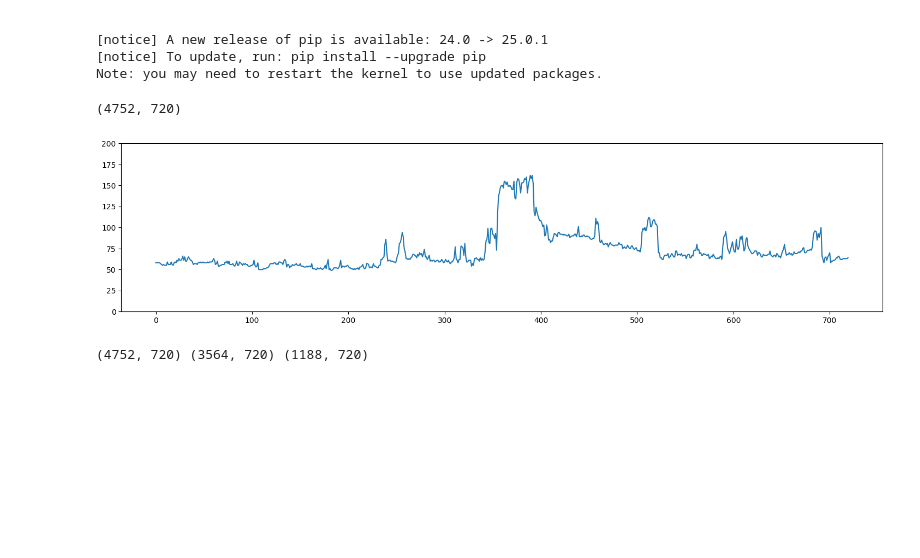
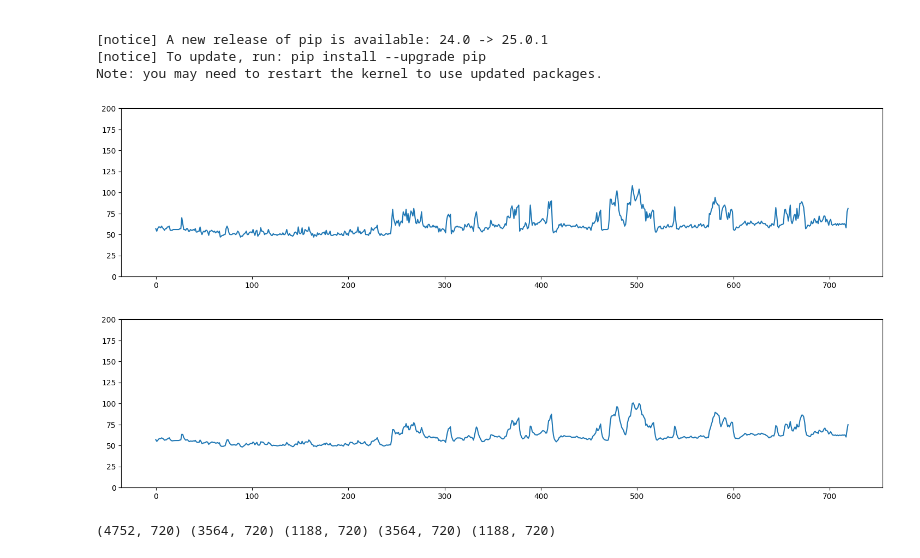
Before and after one commit to bigaru/lifestreams-scripts, a Jupyter notebook: myVAE.ipynb, the cells around one changed output. Saved outputs shown, nothing was run; the diff lists cells and outputs as text; code cells hidden in the pictures; blank space fills up the shorter version.

Commit message:
add smoothed version

```diff
--- a/myVAE.ipynb
+++ b/myVAE.ipynb
@@ -30,45 +33,55 @@ from sklearn.model_selection import train_test_split
-# %%
-import json
-import glob
-
-hr_data = []
-
-for json_file in glob.glob('rawhr/*.json'):
-
-    with open(json_file, 'r') as file:
-        data = json.load(file)
-
-        hr = list(map(lambda x: x[1], data['heartRateValues']))
-
-        if len(hr) != 720:
-            print(json_file.name )
-        hr_data.append(hr)
-
-hr_data = hr_data + hr_data + hr_data +  hr_data + hr_data + hr_data
-hr_data = hr_data + hr_data + hr_data +  hr_data + hr_data + hr_data
-hr_data = hr_data + hr_data + hr_data +  hr_data + hr_data + hr_data
-hr_data = np.array(hr_data)
-print(hr_data.shape)
-# %% [output]
-(4752, 720)
+# %%
+def smooth(data):
+    return pd.Series(data).ewm(alpha=0.5).mean().to_numpy()
 # %%
 def plot_hr(data):
     plt.figure(figsize=(18, 4))
     plt.plot(data)
     plt.ylim(0,200)
     plt.show()
+# %%
+raw_hr_data = []
+
+for json_file in glob.glob('rawhr/*.json'):
+
+    with open(json_file, 'r') as file:
+        data = json.load(file)
+
+        hr = list(map(lambda x: x[1], data['heartRateValues']))
+
+        if len(hr) != 720:
+            print(json_file.name )
+        raw_hr_data.append(hr)
+
+
+smooth_data = list(map(lambda x: smooth(x), raw_hr_data))
+
+hr_data = np.concatenate([
+    np.array(raw_hr_data), np.array(smooth_data), np.array(raw_hr_data), np.array(smooth_data), np.array(raw_hr_data), np.array(smooth_data),
+    ])
+#target_hr_data = np.concatenate([np.array(raw_hr_data), np.array(smooth_data), np.array(raw_hr_data), np.array(smooth_data), np.array(raw_hr_data), np.array(smooth_data),])
+target_hr_data = hr_data
+
+hr_data = np.concatenate([hr_data, hr_data, hr_data, hr_data, hr_data, hr_data])
+hr_data = np.concatenate([hr_data, hr_data, hr_data, hr_data, hr_data, hr_data])
+target_hr_data = np.concatenate([target_hr_data, target_hr_data, target_hr_data, target_hr_data, target_hr_data, target_hr_data])
+target_hr_data = np.concatenate([target_hr_data, target_hr_data, target_hr_data, target_hr_data, target_hr_data, target_hr_data])
 # %%
-plot_hr(hr_data[2])
+d_data = hr_data[6]
+plot_hr(d_data)
+plot_hr(smooth(d_data))
 # %% [output]
-[figure, old version]
+[figure, new version]
+[figure, added]
 # %%
 x_train = hr_data.astype('float32') / 250.0
+target_train = target_hr_data.astype('float32') / 250.0
 
-x_train_normal, x_val_normal  = train_test_split(x_train, test_size=0.25, random_state=42, shuffle=True)
+x_train_normal, x_val_normal, target_train, target_val = train_test_split(x_train, target_train, test_size=0.25, random_state=42, shuffle=True)
 
-print(x_train.shape, x_train_normal.shape, x_val_normal.shape)
+print(x_train.shape, x_train_normal.shape, x_val_normal.shape, target_train.shape, target_val.shape)
 # %% [output]
-(4752, 720) (3564, 720) (1188, 720)
+(4752, 720) (3564, 720) (1188, 720) (3564, 720) (1188, 720)
 # %%
 class Sampling(layers.Layer):
     """Uses (z_mean, z_log_var) to sample z, the vector encoding a digit."""
```
Also changed, not shown: parts of 7 cells of this notebook.
